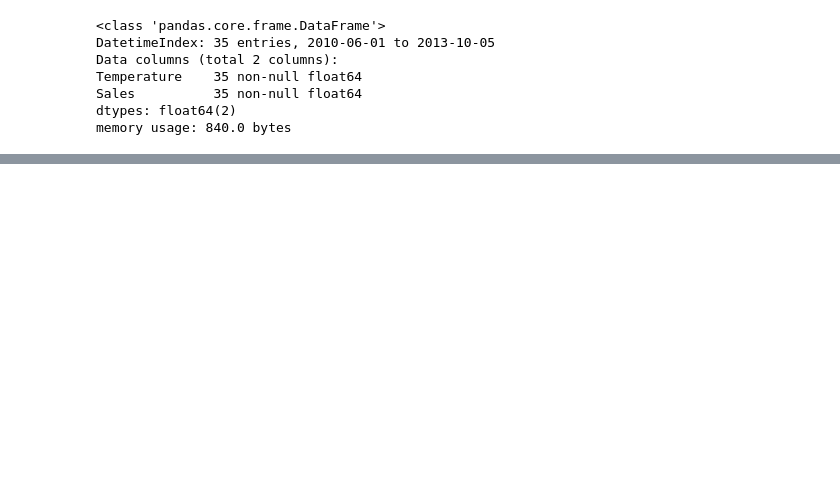
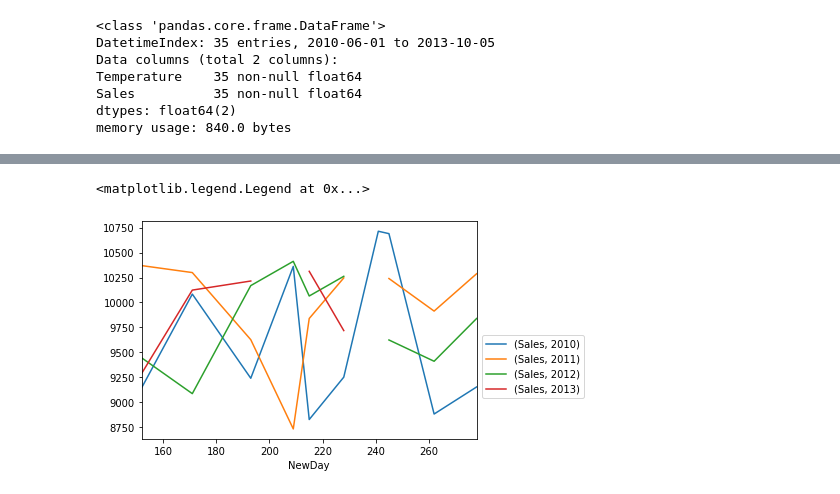
Before and after one commit to IshanaRaina/pandas-labs, a Jupyter notebook: teenage_pandas.ipynb, the cells around one changed output, grey strips where cells are left out. Saved outputs shown, nothing was run; the diff lists cells and outputs as text; code cells hidden in the pictures; blank space fills up the shorter version.

```diff
--- a/teenage_pandas.ipynb
+++ b/teenage_pandas.ipynb
@@ -545,0 +563,5 @@ To register the converters:
+# %%
+ts_df = ts.to_frame()
+ts_df['Day'] = ts_df.index.dayofyear
+ts_df['Year'] = ts_df.index.year
+ts_df
@@ -545,0 +610,8 @@ To register the converters:
+# %%
+def my_func(row):
+    if row['Year']==2012:
+        return row['Day'] - 1
+    else:
+        return row['Day']
+
+ts_df['NewDay'] = ts_df.apply(lambda row: my_func(row), axis=1)
@@ -545,0 +660,3 @@ To register the converters:
+# %%
+piv = pd.pivot_table(ts_df, index=['NewDay'], columns=['Year'], values=['Sales'])
+piv
@@ -545,0 +677,6 @@ To register the converters:
+# %%
+piv.plot()
+plt.legend(bbox_to_anchor=(1.0, 0.5))
+# %% [output]
+<matplotlib.legend.Legend at 0x...>
+[figure, added]
```
Also changed, not shown: parts of 14 cells of this notebook.
